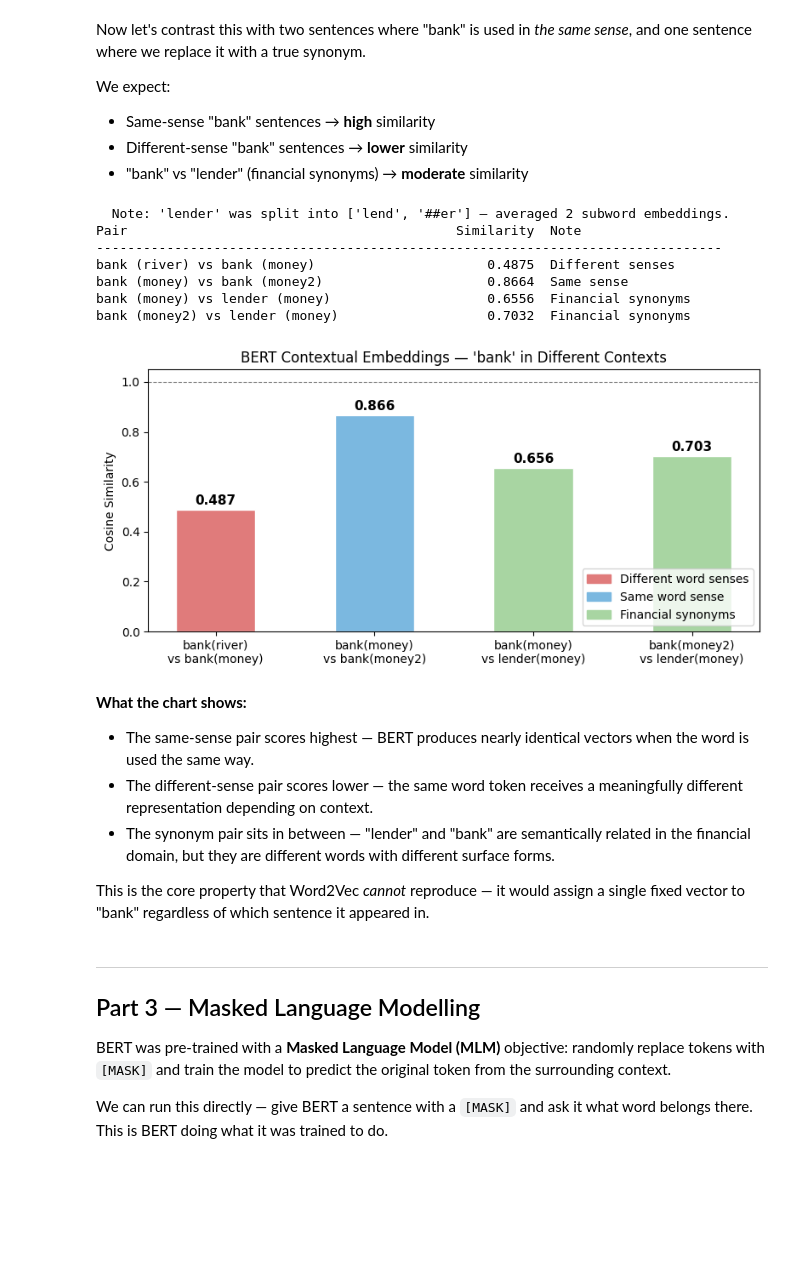
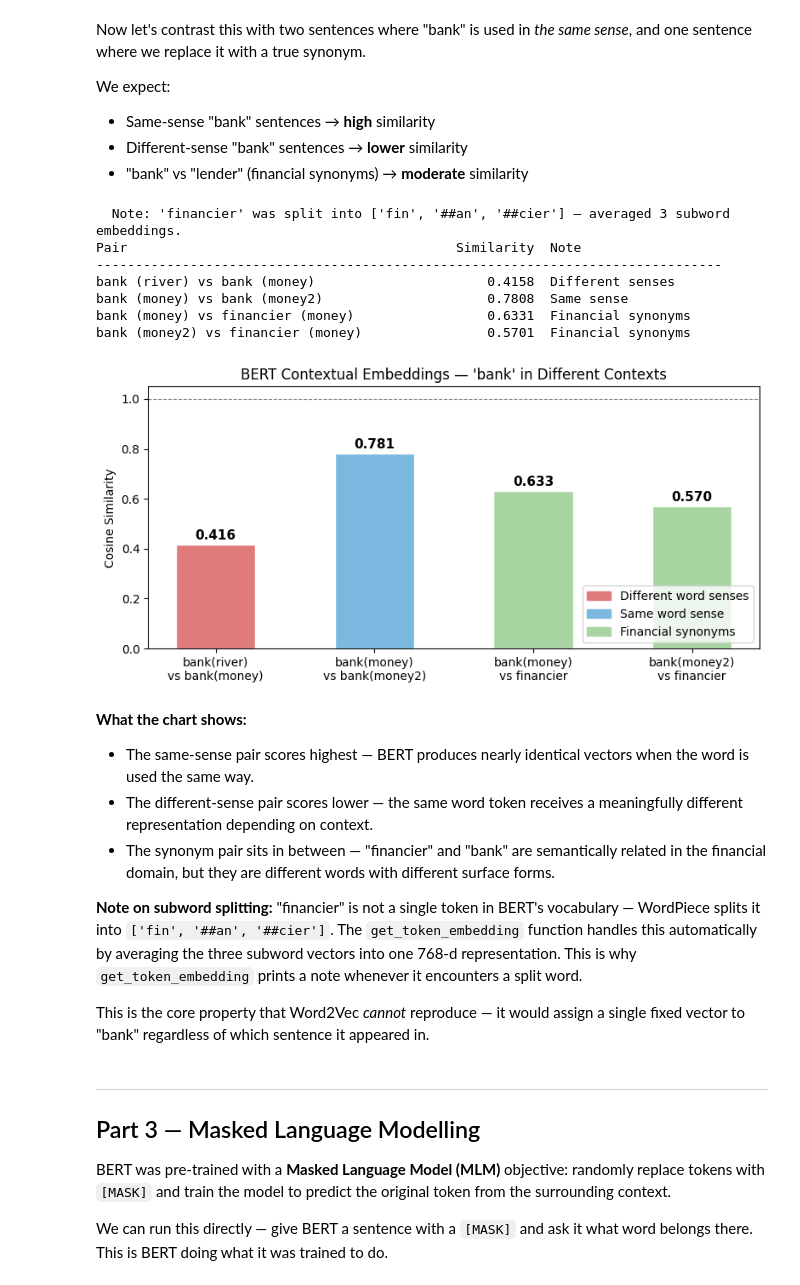
Before and after one commit to data-davey/anlpaut2026, a Jupyter notebook: material/Session 6/bert_inference.ipynb, the cells around one changed output. Saved outputs shown, nothing was run; the diff lists cells and outputs as text; code cells hidden in the pictures; blank space fills up the shorter version.

```diff
--- a/material/Session 6/bert_inference.ipynb
+++ b/material/Session 6/bert_inference.ipynb
@@ -85,7 +84,7 @@ Let's look at how BERT tokenises a couple of sentences.
 sentences = [
     "The cat sat on the mat.",
     "Transformers revolutionised natural language processing.",
-    "Unbelievable!",  # a word that gets split into subwords
+    "uncharacteristically",  # a long, rare word that gets split into many subwords
 ]
 
 for sent in sentences:
@@ -148,13 +147,17 @@ def get_token_embedding(sentence, target_word, model, tokenizer):
     target_indices = []
     for start in range(len(tokens)):
         reconstructed = tokens[start].lstrip("##")  # first piece has no ##
+
+        # if token is a continuation piece (starts with '##'), skip it as a start candidate
         if reconstructed != tokens[start]:
             continue  # skip mid-word continuation pieces as start candidates
         span = [start]
         # Keep consuming '##' continuation pieces
         j = start + 1
+
+        # check if next token is a continuation piece (starts with '##') and if so, add it to the span
         while j < len(tokens) and tokens[j].startswith("##"):
-            reconstructed += tokens[j][2:]
+            reconstructed += tokens[j][2:] # strips '##'
             span.append(j)
             j += 1
         if reconstructed == target_word.lower():
@@ -187,8 +190,8 @@ def cosine_similarity(a, b):
     return np.dot(a, b) / (np.linalg.norm(a) * np.linalg.norm(b))
 
 
-sentence_river = "I sat on the river bank and watched the water."
-sentence_money = "I deposited my savings at the bank this morning."
+sentence_river = "I sat on the tranquil river bank and watched the water."
+sentence_money = "I noticed an overdraft fee when I checked my bank account this morning."
 
 emb_river, tokens_river = get_token_embedding(sentence_river, "bank", model, tokenizer)
 emb_money, tokens_money = get_token_embedding(sentence_money, "bank", model, tokenizer)
@@ -227,16 +231,16 @@ We expect:
 - "bank" vs "lender" (financial synonyms) → **moderate** similarity
 # %%
 sentence_money2 = "She withdrew cash from the bank on her lunch break."
-sentence_lender = "She withdrew cash from the lender on her lunch break."
+sentence_financier = "She borrowed money from a wealthy financier to cover her expenses."
 
 emb_money2, _ = get_token_embedding(sentence_money2, "bank", model, tokenizer)
-emb_lender, _ = get_token_embedding(sentence_lender, "lender", model, tokenizer)
+emb_financier, _ = get_token_embedding(sentence_financier, "financier", model, tokenizer)
 
 pairs = [
-    ("bank (river) vs bank (money)",   emb_river,  emb_money,  "Different senses"),
-    ("bank (money) vs bank (money2)",   emb_money,  emb_money2, "Same sense"),
-    ("bank (money) vs lender (money)", emb_money,  emb_lender, "Financial synonyms"),
-    ("bank (money2) vs lender (money)", emb_money2, emb_lender, "Financial synonyms"),
+    ("bank (river) vs bank (money)",        emb_river,    emb_money,     "Different senses"),
+    ("bank (money) vs bank (money2)",        emb_money,    emb_money2,    "Same sense"),
+    ("bank (money) vs financier (money)",    emb_money,    emb_financier, "Financial synonyms"),
+    ("bank (money2) vs financier (money)",   emb_money2,   emb_financier, "Financial synonyms"),
 ]
 
 print(f"{'Pair':<45} {'Similarity':>10}  {'Note'}")
@@ -245,51 +249,53 @@ for label, a, b, note in pairs:
     sim = cosine_similarity(a, b)
     print(f"{label:<45} {sim:>10.4f}  {note}")
 # %% [output]
-  Note: 'lender' was split into ['lend', '##er'] — averaged 2 subword embeddings.
+  Note: 'financier' was split into ['fin', '##an', '##cier'] — averaged 3 subword embeddings.
 Pair                                          Similarity  Note
 --------------------------------------------------------------------------------
-bank (river) vs bank (money)                      0.4875  Different senses
-bank (money) vs bank (money2)                     0.8664  Same sense
-bank (money) vs lender (money)                    0.6556  Financial synonyms
-bank (money2) vs lender (money)                   0.7032  Financial synonyms
+bank (river) vs bank (money)                      0.4158  Different senses
+bank (money) vs bank (money2)                     0.7808  Same sense
+bank (money) vs financier (money)                 0.6331  Financial synonyms
+bank (money2) vs financier (money)                0.5701  Financial synonyms
 # %%
 # Visualise the similarity scores as a bar chart
 labels = ["bank(river)\nvs bank(money)",
           "bank(money)\nvs bank(money2)",
-          "bank(money)\nvs lender(money)",
-          "bank(money2)\nvs lender(money)"]
+          "bank(money)\nvs financier",
+          "bank(money2)\nvs financier"]
 sims = [cosine_similarity(emb_river, emb_money),
         cosine_similarity(emb_money, emb_money2),
-        cosine_similarity(emb_money, emb_lender),
-        cosine_similarity(emb_money2, emb_lender)]
-colors = ["#e07b7b", "#7bb8e0", "#a8d5a2",  "#a8d5a2",]
+        cosine_similarity(emb_money, emb_financier),
+        cosine_similarity(emb_money2, emb_financier)]
+colors = ["#e07b7b", "#7bb8e0", "#a8d5a2", "#a8d5a2"]
 
 fig, ax = plt.subplots(figsize=(8, 4))
 bars = ax.bar(labels, sims, color=colors, edgecolor="white", width=0.5)
 ax.set_ylim(0, 1.05)
 ax.set_ylabel("Cosine Similarity")
 ax.set_title("BERT Contextual Embeddings — 'bank' in Different Contexts")
 ax.axhline(1.0, color="grey", linewidth=0.8, linestyle="--", label="Perfect similarity")
 
 for bar, val in zip(bars, sims):
     ax.text(bar.get_x() + bar.get_width() / 2, val + 0.01, f"{val:.3f}",
             ha="center", va="bottom", fontsize=11, fontweight="bold")
 
 legend_patches = [
     mpatches.Patch(color="#e07b7b", label="Different word senses"),
     mpatches.Patch(color="#7bb8e0", label="Same word sense"),
     mpatches.Patch(color="#a8d5a2", label="Financial synonyms"),
 ]
 ax.legend(handles=legend_patches, loc="lower right")
 plt.tight_layout()
 plt.show()
 # %% [output]
-[figure, old version]
+[figure, new version]
 # %% [markdown]
 **What the chart shows:**
 - The same-sense pair scores highest — BERT produces nearly identical vectors when the word is used the same way.
 - The different-sense pair scores lower — the same word token receives a meaningfully different representation depending on context.
-- The synonym pair sits in between — "lender" and "bank" are semantically related in the financial domain, but they are different words with different surface forms.
+- The synonym pair sits in between — "financier" and "bank" are semantically related in the financial domain, but they are different words with different surface forms.
+
+**Note on subword splitting:** "financier" is not a single token in BERT's vocabulary — WordPiece splits it into `['fin', '##an', '##cier']`. The `get_token_embedding` function handles this automatically by averaging the three subword vectors into one 768-d representation. This is why `get_token_embedding` prints a note whenever it encounters a split word.
 
 This is the core property that Word2Vec *cannot* reproduce — it would assign a single fixed vector to "bank" regardless of which sentence it appeared in.
 # %% [markdown]
```
Also changed, not shown: parts of 4 cells of this notebook.
